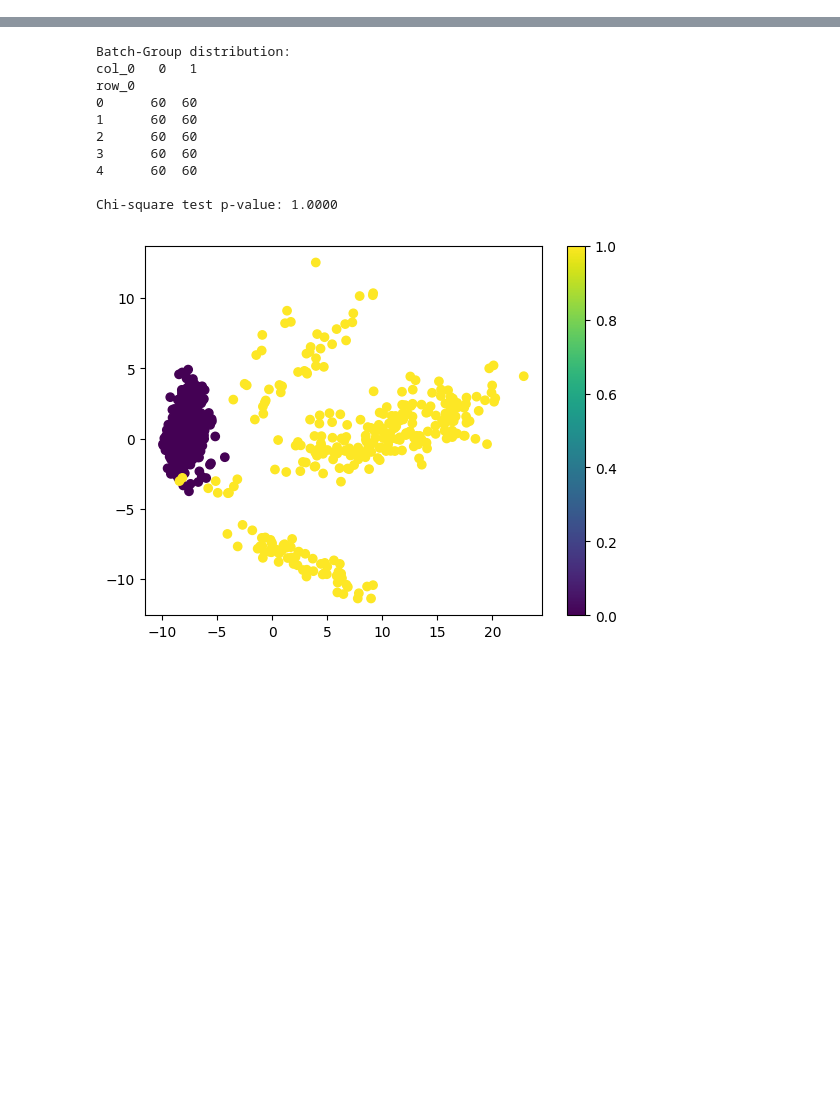
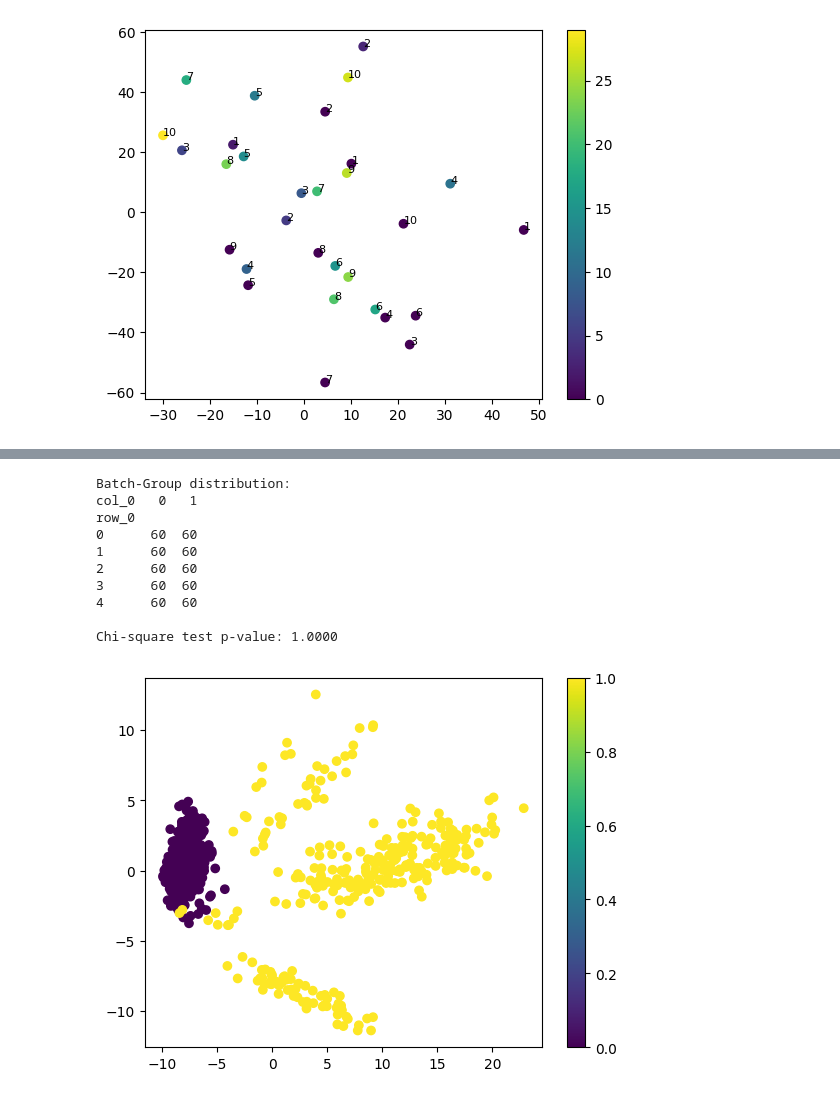
Before and after one commit to vgainullin/acpca, a Jupyter notebook: notebook/notebook.ipynb, the cells around one changed output, grey strips where cells are left out. Drawn from its saved outputs; the diff is of its cells as text; code cells hidden in the pictures; blank space fills up the shorter version.

```diff
--- a/notebook/notebook.ipynb
+++ b/notebook/notebook.ipynb
@@ -36,0 +96,25 @@ plt.show()
+# %%
+import sys
+import matplotlib.pyplot as plt
+import pandas as pd
+sys.path.append('/home/vlad/projects/acpca')
+from acpca.transform import ACPCA
+
+data = pd.read_csv('../data/data_example3.csv')
+
+X = data.iloc[:, :-2].values
+y = data['batch_labels'].values
+
+acpca = ACPCA(n_components=2, Y=y, L=0.2, lambda_method='original', kernel='linear',gamma=0.5, preprocess=False)
+#acpca2 = acPCA(n_components=2, Y=y, L=0.25, lambda_method='original', kernel='linear',gamma=0.5, preprocess=False)
+
+X_pca = acpca.fit_transform(X)
+
+plt.scatter(X_pca[:, 0], X_pca[:, 1], c=y, cmap='viridis')
+# annotate each point with time
+for i, txt in enumerate(data['point_annotation']):
+    plt.annotate(txt, (X_pca[i, 0], X_pca[i, 1]), fontsize=8)
+plt.colorbar()
+plt.show()
+# %% [output]
+[figure, added]
```
Also changed, not shown: parts of 15 cells of this notebook, 1 other file.
